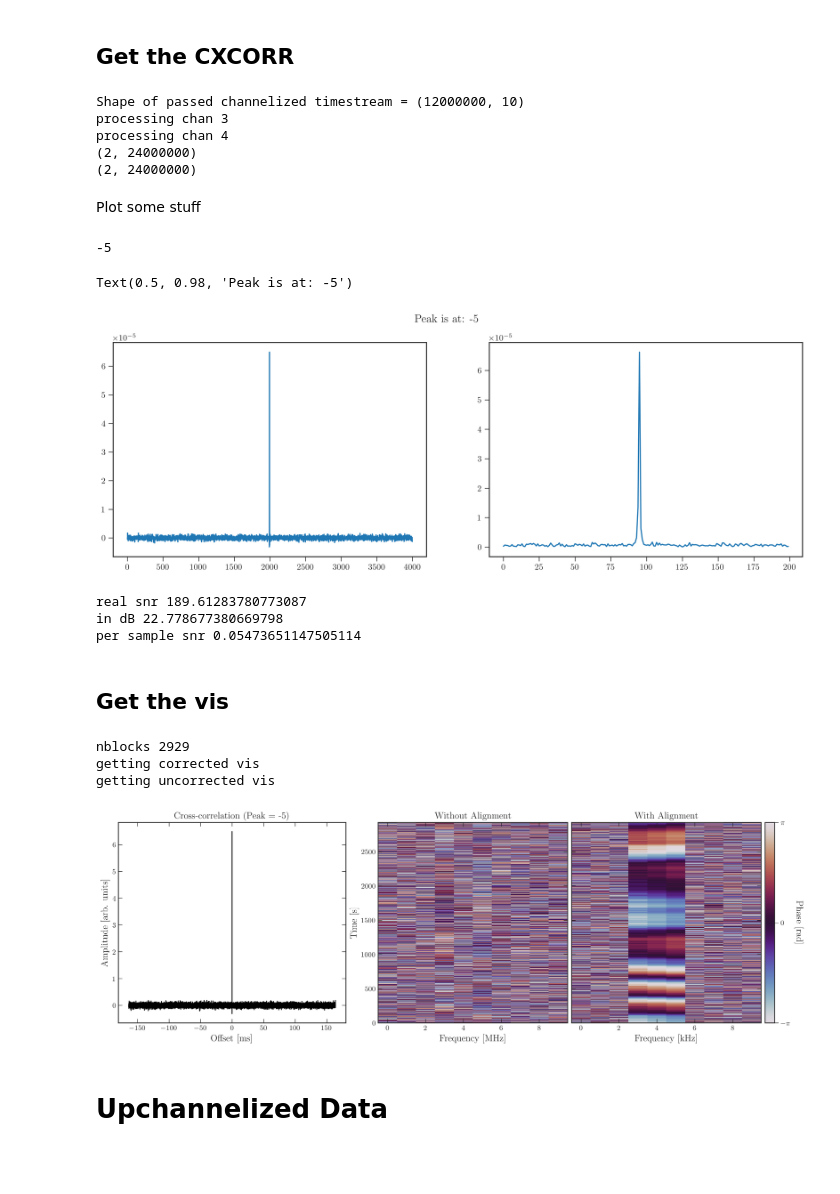
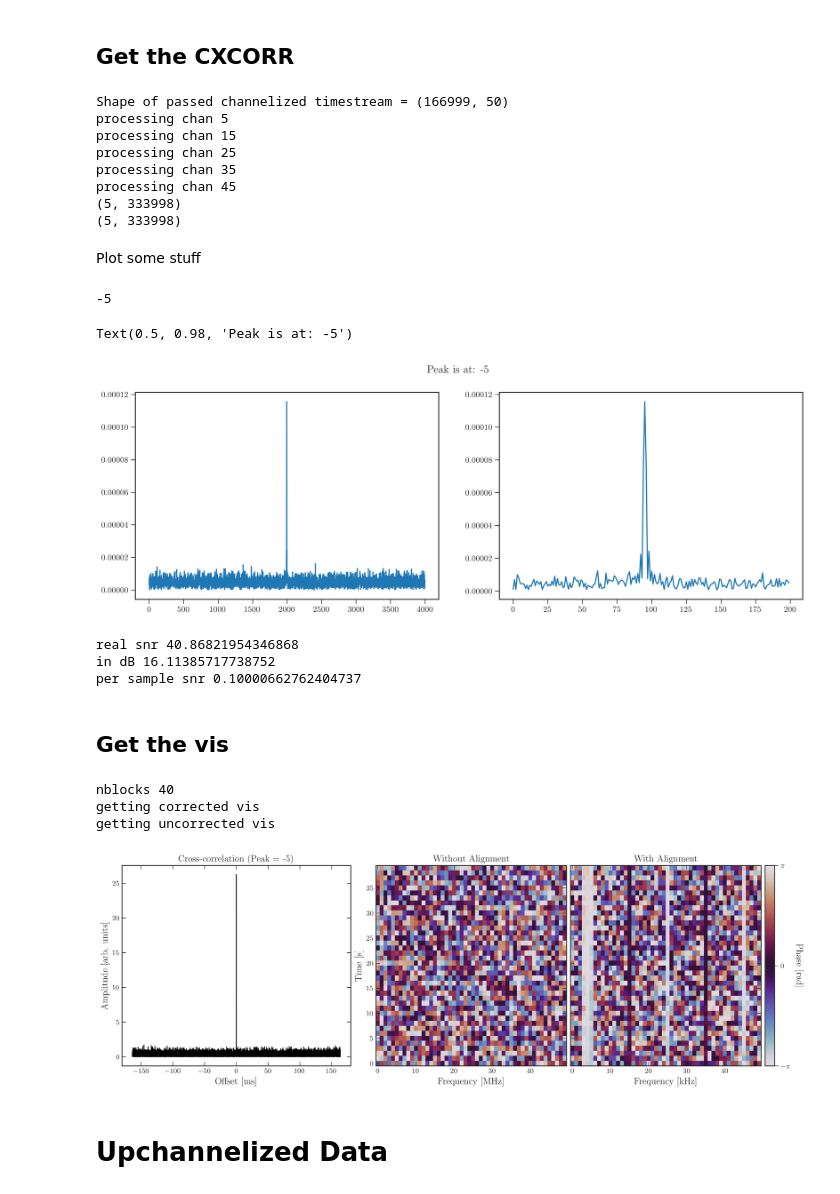
Before and after one commit to ALBATROS-Experiment/albatros_analysis, a Jupyter notebook: scripts/sim_plots.ipynb, the cells around one changed output. Saved outputs shown, nothing was run; the diff lists cells and outputs as text; code cells hidden in the pictures; blank space fills up the shorter version.

```diff
--- a/scripts/sim_plots.ipynb
+++ b/scripts/sim_plots.ipynb
@@ -74,12 +74,14 @@ plt.rcParams.update({
     "axes.titlesize": 14,
     "xtick.labelsize": 11,
     "ytick.labelsize": 11,
-    "figure.dpi": 300
+    "figure.dpi": 200
 })
 # %% [markdown]
 # Baseband Data
 # %%
-with np.load("/project/rrg-sievers/mohanagr/albatros_test_data/spectra_1830_1840_4096_24000_0.05_1.00e-10_20260408_192234.npz") as f:
+data_loc_single = "/project/rrg-sievers/mohanagr/albatros_test_data/spectra_1830_1840_4096_24000_0.05_1.00e-10_20260408_192234.npz"
+data_loc_multi = "/scratch/mohanagr/spectra_multicarrier_1830_1880_4096_335_0.05_1.00e-10_20260703_134722.npz"
+with np.load(data_loc_multi) as f:
     spec1 = f["spectra1"]
     spec2 = f["spectra2"]
     delays = f["delays"]*4
@@ -94,3 +117,8 @@ print(delays.shape)
+# %%
+cut = 166_999
+spec1 = spec1[:cut]
+spec2 = spec2[:cut]
+delays = delays[:cut]
 # %%
 fig, ax = plt.subplots(figsize=(7, 4), constrained_layout=True)
 ax.plot(delays,color='k',lw=1.5,)
@@ -109,36 +137,42 @@ plt.show()
 ## Get the CXCORR
 # %%
 #take the cxcorr but only for channels that have actual signal in them
-cxcorr = get_coarse_xcorr(spec1,spec2,[3,4])
+cxcorr = get_coarse_xcorr(spec1,spec2,[5,15, 25, 35, 45])
 cxcorr = np.fft.fftshift(cxcorr,axes=1)
 print(cxcorr.shape)
 # %% [output]
-Shape of passed channelized timestream = (12000000, 10)
-processing chan 3
-processing chan 4
-(2, 24000000)
-(2, 24000000)
+Shape of passed channelized timestream = (166999, 50)
+processing chan 5
+processing chan 15
+processing chan 25
+processing chan 35
+processing chan 45
+(5, 333998)
+(5, 333998)
 # %% [markdown]
 Plot some stuff
 # %%
 #Plotting the cxcorr
+idx = 4
 N = cxcorr.shape[1]
 dN=2000
-stamp1=slice(N//2-dN,N//2+dN)
-stamp2=slice(N//2-100,N//2+100)
-peak = np.argmax(cxcorr[1, stamp1]) - dN
+stamp1 = slice(N//2-dN,N//2+dN)
+stamp2 = slice(N//2-100,N//2+100)
+cx1 = np.abs(cxcorr[idx,stamp1])
+cx2 = np.abs(cxcorr[idx,stamp2])
+peak = np.argmax(cx1) - dN
 print(peak)
 
 fig, ax = plt.subplots(1, 2, figsize=(16,5))
-cx = np.real(cxcorr[1,stamp1])
-ax[0].plot(cx)
-ax[1].plot(np.abs(cxcorr[1,stamp2]))
+
+ax[0].plot(cx1)
+ax[1].plot(cx2)
 fig.suptitle(f'Peak is at: {peak}')
 #plt.axvline(dN-5,c='black')
 # %% [output]
 -5
 Text(0.5, 0.98, 'Peak is at: -5')
-[figure, old version]
+[figure, new version]
 # %%
 #get the SNR
 noise_real, noise_imag = mad(np.real(cxcorr[1,stamp1])),mad(np.imag(cxcorr[1,stamp1]))
@@ -148,9 +182,9 @@ print('real snr', snr_real)
 print('in dB', 10*np.log10(snr_real))
 print('per sample snr', snr_per_sample)
 # %% [output]
-real snr 189.61283780773087
-in dB 22.778677380669798
-per sample snr 0.05473651147505114
+real snr 40.86821954346868
+in dB 16.11385717738752
+per sample snr 0.10000662762404737
 # %% [markdown]
 ## Get the vis
 # %%
@@ -183,7 +217,7 @@ for i in range(nblocks):
     vis_uncorr[i, :] = np.mean(xc_small, axis=0)
 phase_uncorr = np.angle(vis_uncorr)
 # %% [output]
-nblocks 2929
+nblocks 40
 getting corrected vis
 getting uncorrected vis
 # %%
@@ -193,7 +227,7 @@ dN = 10000
 T_SPECTRA = 4096 / 250e6
 
 stamp = slice(N // 2 - dN, N // 2 + dN)
-cx = np.real(cxcorr[1, stamp])
+cx = np.real(cxcorr[0, stamp])
 
 # Common phase scale
 vmin = -np.pi
@@ -213,37 +247,37 @@ ax_corr = fig.add_subplot(gs[2], sharey=ax_unc)
 cax     = fig.add_subplot(gs[3])
 
 #left
-ax_cx.plot(np.arange(-dN, dN) * T_SPECTRA * 1e3,cx * 1e5,color='k',lw=1.2)
+ax_cx.plot(np.arange(-dN, dN) * T_SPECTRA * 1e3,np.abs(cx) * 1e5,color='k',lw=1.2)
 ax_cx.set_title(rf"Cross-correlation (Peak = {peak})")
 ax_cx.set_xlabel(r"Offset [ms]")
 ax_cx.set_ylabel(r"Amplitude [arb. units]")
 
 #middle
 im = ax_unc.imshow(phase_uncorr,aspect='auto',cmap='twilight',interpolation='nearest',origin='lower',vmin=vmin,vmax=vmax)
 ax_unc.set_title(r"Without Alignment")
 ax_unc.set_xlabel(r"Frequency [MHz]")
 ax_unc.set_ylabel(r"Time [s]")
 
 #right
 ax_corr.imshow(phase_corr,aspect='auto',cmap='twilight',interpolation='nearest',origin='lower',vmin=vmin,vmax=vmax)
 ax_corr.set_title(r"With Alignment")
 ax_corr.set_xlabel(r"Frequency [kHz]")
 ax_corr.tick_params(labelleft=False)
 
 #colorbar
 cbar = fig.colorbar(im, cax=cax)
 cbar.set_label(r"Phase [rad]",rotation=270,labelpad=20)
 cbar.set_ticks([-np.pi, 0, np.pi])
 cbar.set_ticklabels([r"$-\pi$",r"$0$",r"$\pi$"])
 
 #ticks
 for a in [ax_cx, ax_unc, ax_corr]:
     a.tick_params(direction='in',top=True,right=True)
 
 plt.savefig("/home/thomasb/albatros_analysis/scripts/orbcomm/paper_plots/cxcorr.png", bbox_inches="tight")
 plt.show()
 # %% [output]
-[figure, old version]
+[figure, new version]
 # %% [markdown]
 # Upchannelized Data
 # %%
```
Also changed, not shown: parts of 6 cells of this notebook, 11 other files.
